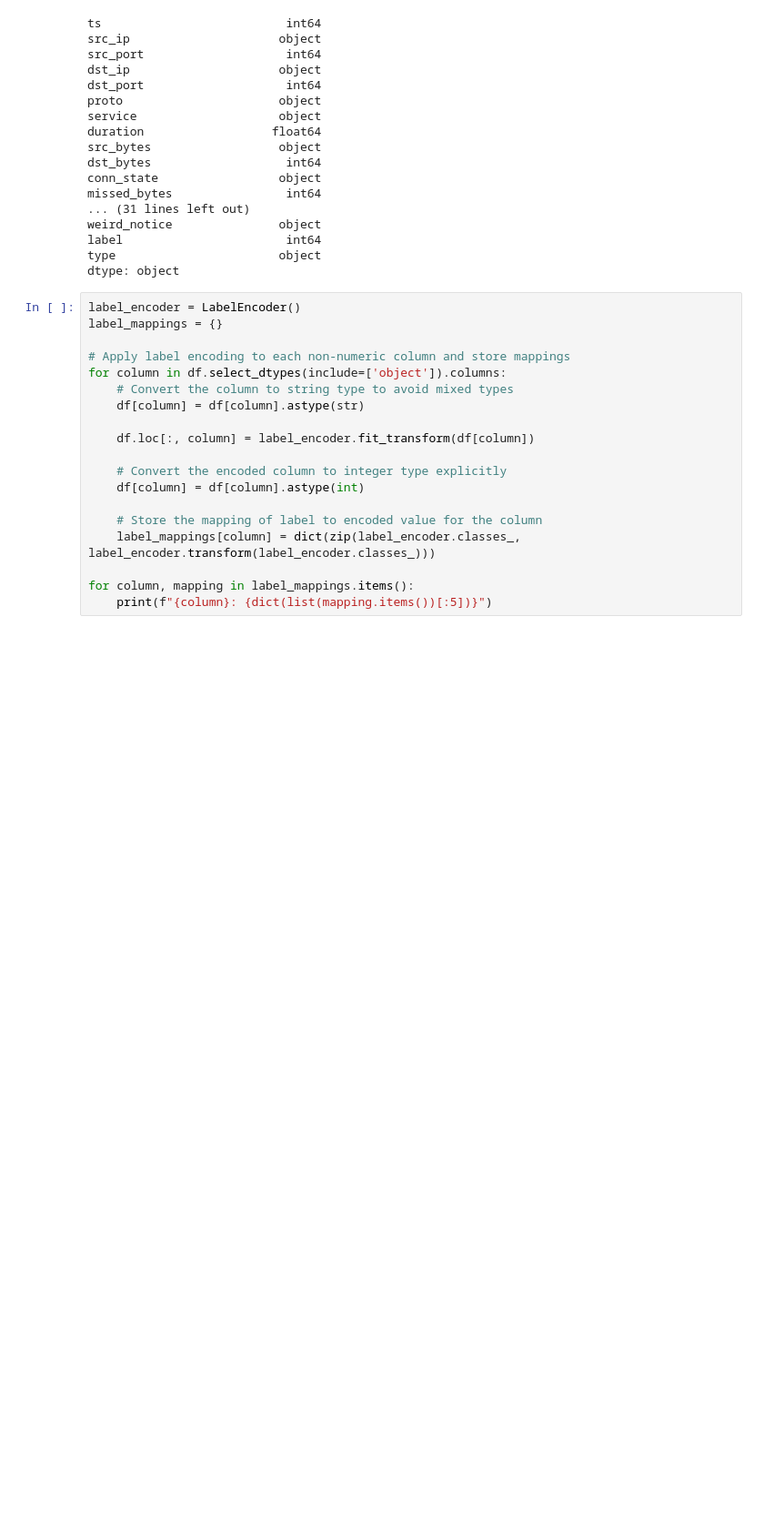
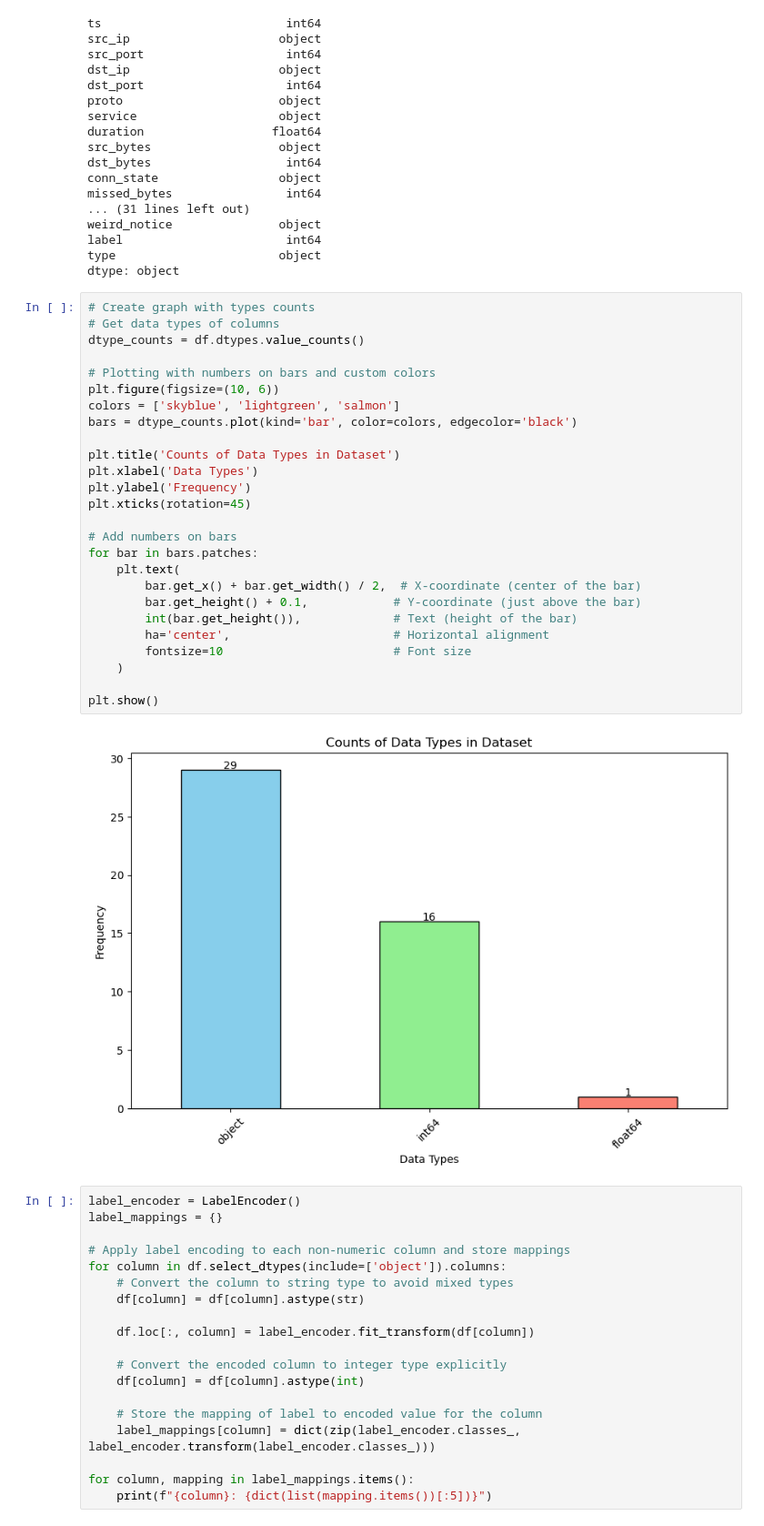
Before and after one commit to B-Kosev/iot-security-network-attacks-analysis, a Jupyter notebook: iot_project.ipynb, the cells around one changed output. Shown at 91% size. Cells and saved outputs as stored; diff of their text form; blank space fills up the shorter version.

Commit message:
add visualisations

```diff
--- a/iot_project.ipynb
+++ b/iot_project.ipynb
@@ -162,6 +162,34 @@ weird_notice               object
 label                       int64
 type                       object
 dtype: object
+# %%
+# Create graph with types counts
+# Get data types of columns
+dtype_counts = df.dtypes.value_counts()
+
+# Plotting with numbers on bars and custom colors
+plt.figure(figsize=(10, 6))
+colors = ['skyblue', 'lightgreen', 'salmon']
+bars = dtype_counts.plot(kind='bar', color=colors, edgecolor='black')
+
+plt.title('Counts of Data Types in Dataset')
+plt.xlabel('Data Types')
+plt.ylabel('Frequency')
+plt.xticks(rotation=45)
+
+# Add numbers on bars
+for bar in bars.patches:
+    plt.text(
+        bar.get_x() + bar.get_width() / 2,  # X-coordinate (center of the bar)
+        bar.get_height() + 0.1,            # Y-coordinate (just above the bar)
+        int(bar.get_height()),             # Text (height of the bar)
+        ha='center',                       # Horizontal alignment
+        fontsize=10                        # Font size
+    )
+
+plt.show()
+# %% [output]
+[figure, added]
 # %%
 label_encoder = LabelEncoder()
 label_mappings = {}
```
Also changed, not shown: parts of 11 cells of this notebook.
